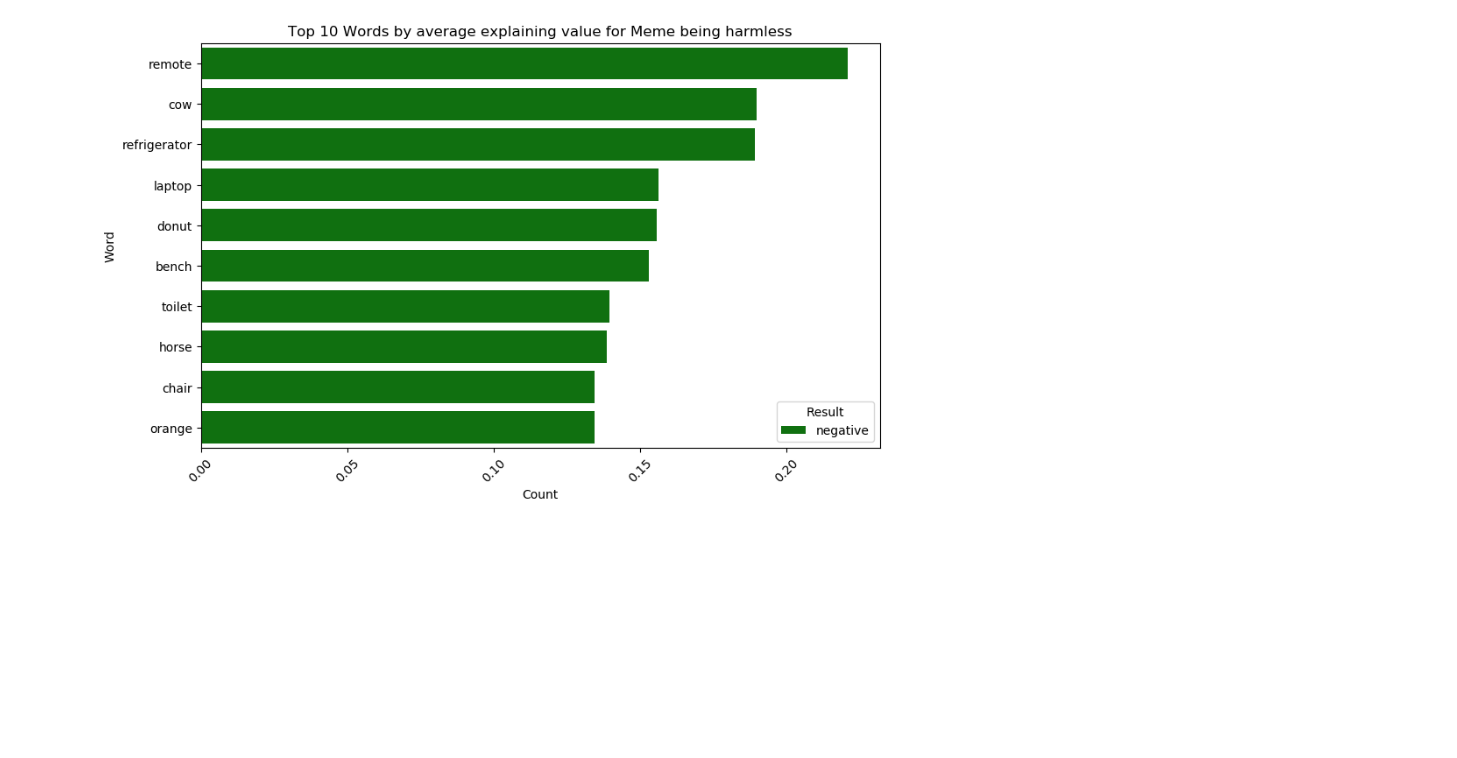
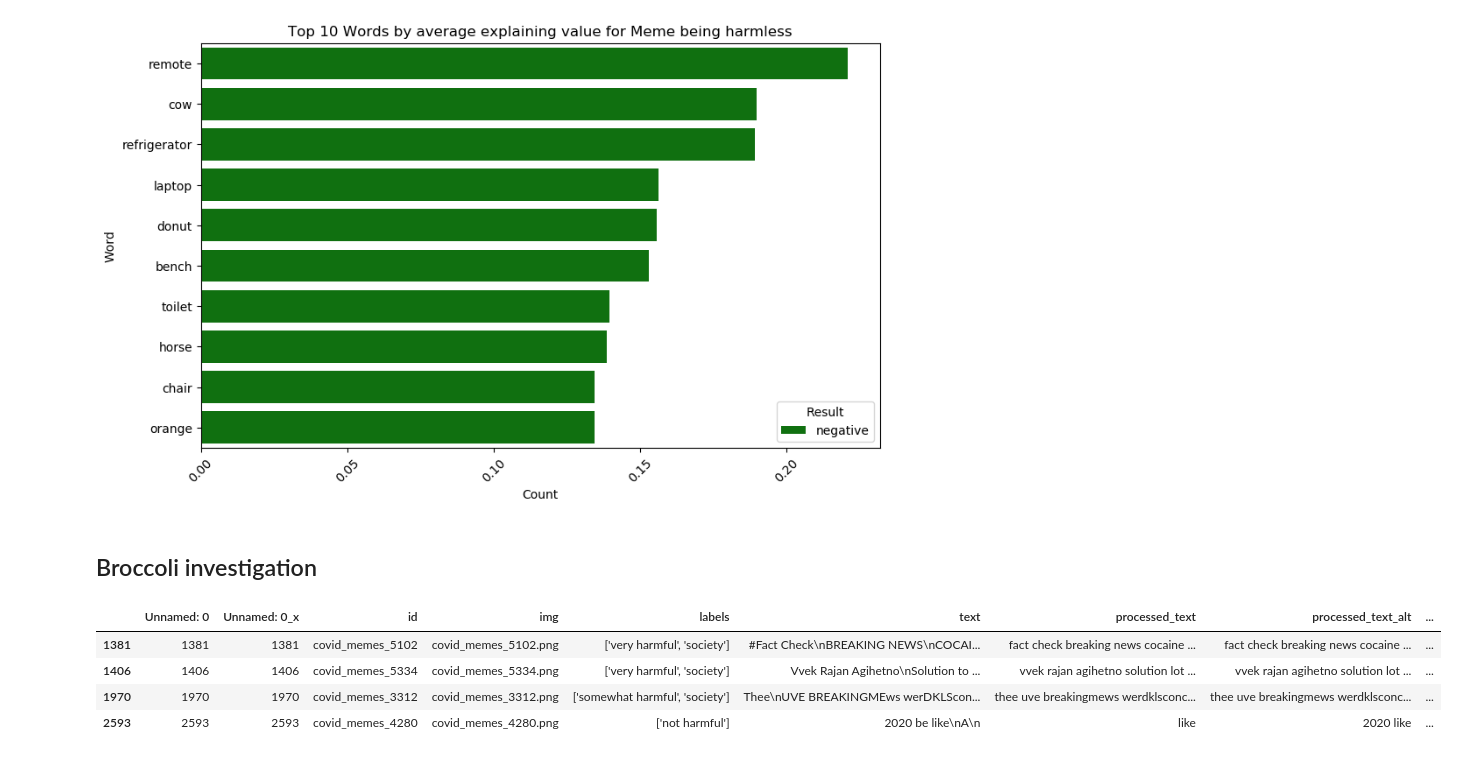
Before and after one commit to Luca-Frank/TUM-ProjectWeek24-HarMeme, a Jupyter notebook: RandForestLime_Objects.ipynb, the cells around one changed output. Drawn from its saved outputs; the diff is of its cells as text; code cells hidden in the pictures; blank space fills up the shorter version.

Commit message:
broccoli investigation

```diff
--- a/RandForestLime_Objects.ipynb
+++ b/RandForestLime_Objects.ipynb
@@ -27,9 +27,9 @@ data_test = pd.read_csv("data/test_text_and_objects.csv", keep_default_na=False)
 class_names = ['Not Harmful', 'Harmful']
 # %%
 df = pd.concat([data_train,data_test])
-df = df[["binary_labels","objects"]]
 df["objects"]=df["objects"].astype(str)
 train, test = train_test_split(df, test_size=0.25)
+ioi_copy=test.copy()
 # %%
 test = test.reset_index()[["binary_labels","objects"]]
 train = train.reset_index()[["binary_labels","objects"]]
@@ -305,3 +306,15 @@ plt.savefig("plots/RF/2.Negative_Top10ObjectsByValues.jpeg")
 # %% [output]
 [figure]
 [figure]
+# %% [markdown]
+## Broccoli investigation
+# %%
+ioi = ioi_copy
+ioi = ioi[ioi["objects"].str.contains("broccoli")]
+ioi
+# %% [output]
+|  | Unnamed: 0 | Unnamed: 0_x | id | img | labels | text | processed_text | processed_text_alt | ... |
+| 1381 | 1381 | 1381 | covid_memes_5102 | covid_memes_5102.png | ['very harmful', 'society'] | #Fact Check\nBREAKING NEWS\nCOCAI... | fact check breaking news cocaine ... | fact check breaking news cocaine ... | ... |
+| 1406 | 1406 | 1406 | covid_memes_5334 | covid_memes_5334.png | ['very harmful', 'society'] | Vvek Rajan Agihetno\nSolution to ... | vvek rajan agihetno solution lot ... | vvek rajan agihetno solution lot ... | ... |
+| 1970 | 1970 | 1970 | covid_memes_3312 | covid_memes_3312.png | ['somewhat harmful', 'society'] | Thee\nUVE BREAKINGMEws werDKLScon... | thee uve breakingmews werdklsconc... | thee uve breakingmews werdklsconc... | ... |
+| 2593 | 2593 | 2593 | covid_memes_4280 | covid_memes_4280.png | ['not harmful'] | 2020 be like\nA\n | like | 2020 like | ... |
```
Also changed, not shown: parts of 3 cells of this notebook, 5 other files.
